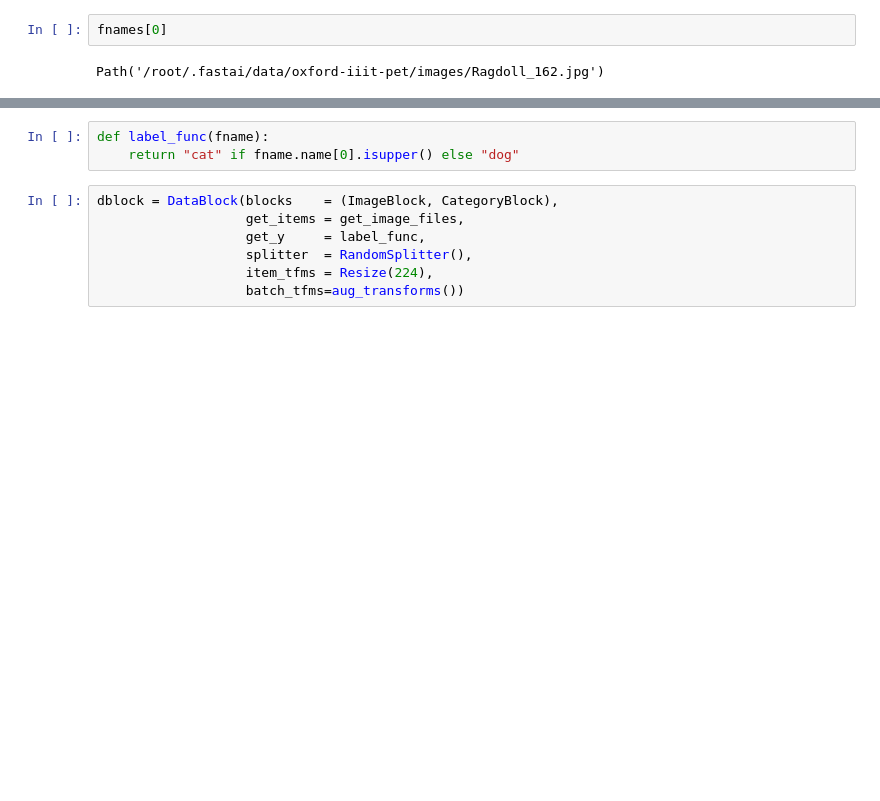
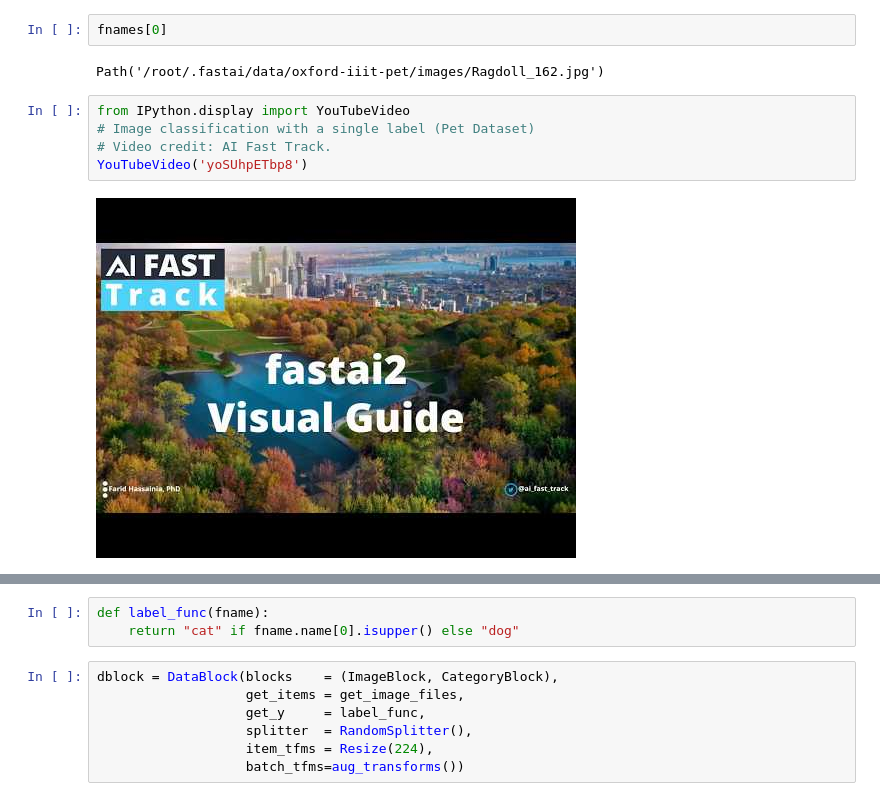
Before and after one commit to ai-fast-track/fastai-visual-guide, a Jupyter notebook: 01_data_block_pet_tutorial.ipynb, the cells around one changed output, grey strips where cells are left out. Saved outputs shown, nothing was run; the diff lists cells and outputs as text; blank space fills up the shorter version.

Commit message:
added images an youtube video

```diff
--- a/01_data_block_pet_tutorial.ipynb
+++ b/01_data_block_pet_tutorial.ipynb
@@ -21,3 +21,10 @@ len(fnames)
 fnames[0]
 # %% [output]
 Path('/root/.fastai/data/oxford-iiit-pet/images/Ragdoll_162.jpg')
+# %%
+from IPython.display import YouTubeVideo
+# Image classification with a single label (Pet Dataset)
+# Video credit: AI Fast Track.
+YouTubeVideo('yoSUhpETbp8')
+# %% [output]
+[figure, added]
```
Also changed, not shown: parts of 1 cell of this notebook.
